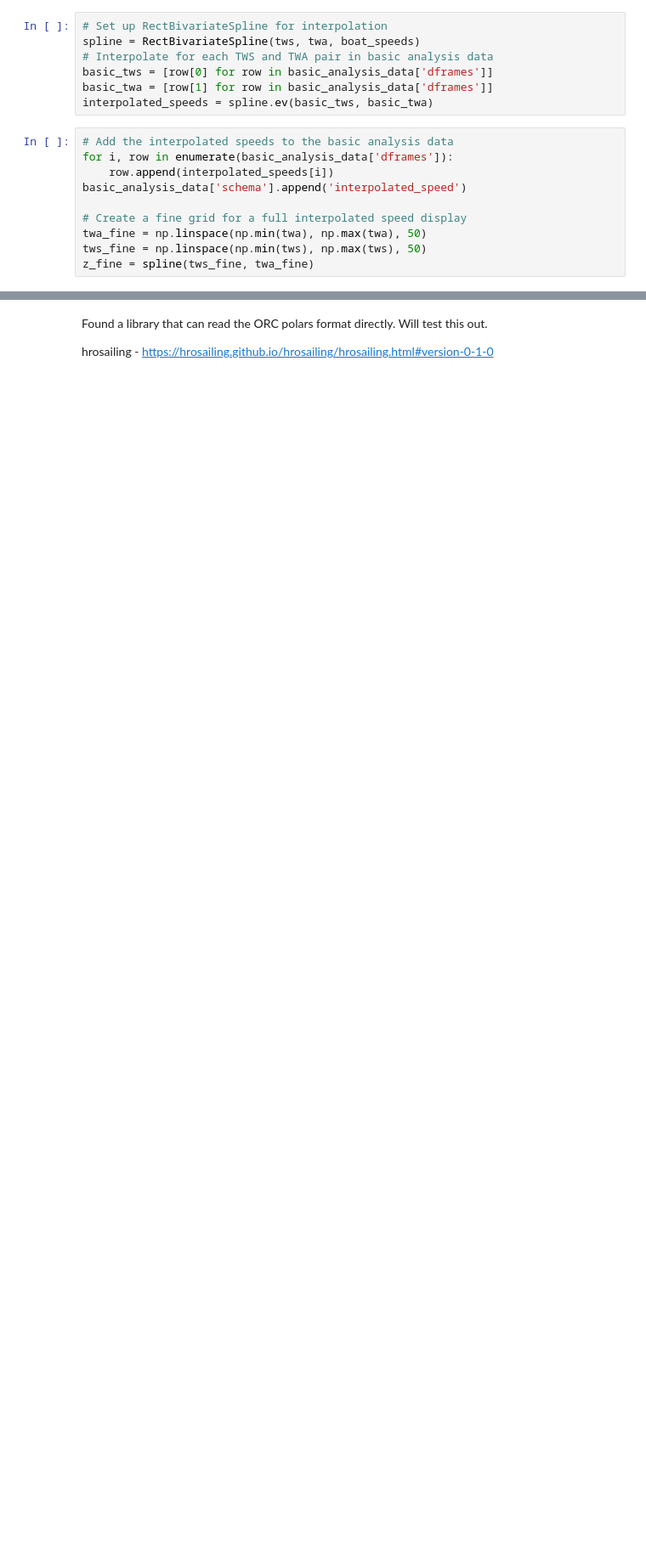
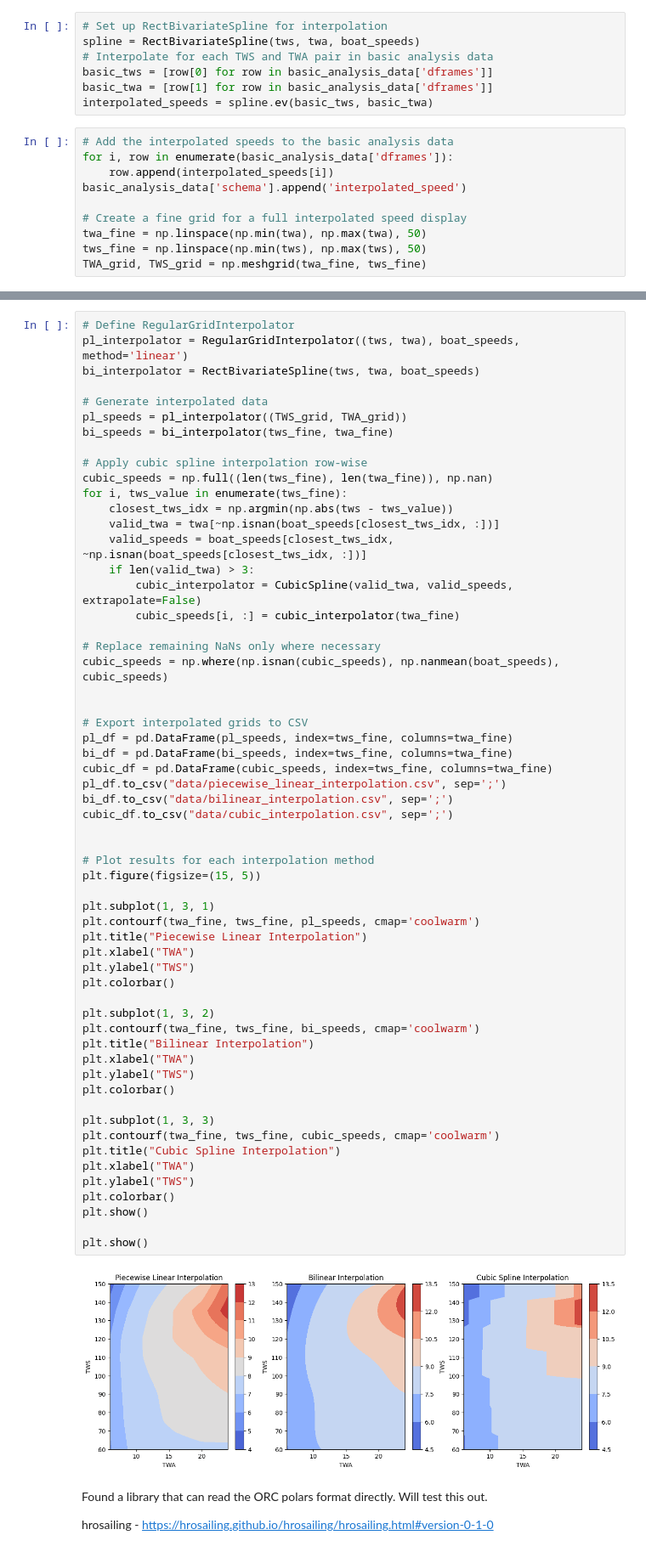
Before and after one commit to deDavil/bachelor-thesis, a Jupyter notebook: main.ipynb, the cells around one changed output, grey strips where cells are left out. Shown at 85% size. Cells and saved outputs as stored; diff of their text form; blank space fills up the shorter version.

```diff
--- a/main.ipynb
+++ b/main.ipynb
@@ -86,4 +88,4 @@ basic_analysis_data['schema'].append('interpolated_speed')
 # Create a fine grid for a full interpolated speed display
 twa_fine = np.linspace(np.min(twa), np.max(twa), 50)
 tws_fine = np.linspace(np.min(tws), np.max(tws), 50)
-z_fine = spline(tws_fine, twa_fine)
+TWA_grid, TWS_grid = np.meshgrid(twa_fine, tws_fine)
@@ -113,3 +92,63 @@ print(df_grid.round(2))
+# %%
+# Define RegularGridInterpolator
+pl_interpolator = RegularGridInterpolator((tws, twa), boat_speeds, method='linear')
+bi_interpolator = RectBivariateSpline(tws, twa, boat_speeds)
+
+# Generate interpolated data
+pl_speeds = pl_interpolator((TWS_grid, TWA_grid))
+bi_speeds = bi_interpolator(tws_fine, twa_fine)
+
+# Apply cubic spline interpolation row-wise
+cubic_speeds = np.full((len(tws_fine), len(twa_fine)), np.nan)
+for i, tws_value in enumerate(tws_fine):
+    closest_tws_idx = np.argmin(np.abs(tws - tws_value))
+    valid_twa = twa[~np.isnan(boat_speeds[closest_tws_idx, :])]
+    valid_speeds = boat_speeds[closest_tws_idx, ~np.isnan(boat_speeds[closest_tws_idx, :])]
+    if len(valid_twa) > 3:
+        cubic_interpolator = CubicSpline(valid_twa, valid_speeds, extrapolate=False)
+        cubic_speeds[i, :] = cubic_interpolator(twa_fine)
+
+# Replace remaining NaNs only where necessary
+cubic_speeds = np.where(np.isnan(cubic_speeds), np.nanmean(boat_speeds), cubic_speeds)
+
+
+# Export interpolated grids to CSV
+pl_df = pd.DataFrame(pl_speeds, index=tws_fine, columns=twa_fine)
+bi_df = pd.DataFrame(bi_speeds, index=tws_fine, columns=twa_fine)
+cubic_df = pd.DataFrame(cubic_speeds, index=tws_fine, columns=twa_fine)
+pl_df.to_csv("data/piecewise_linear_interpolation.csv", sep=';')
+bi_df.to_csv("data/bilinear_interpolation.csv", sep=';')
+cubic_df.to_csv("data/cubic_interpolation.csv", sep=';')
+
+
+# Plot results for each interpolation method
+plt.figure(figsize=(15, 5))
+
+plt.subplot(1, 3, 1)
+plt.contourf(twa_fine, tws_fine, pl_speeds, cmap='coolwarm')
+plt.title("Piecewise Linear Interpolation")
+plt.xlabel("TWA")
+plt.ylabel("TWS")
+plt.colorbar()
+
+plt.subplot(1, 3, 2)
+plt.contourf(twa_fine, tws_fine, bi_speeds, cmap='coolwarm')
+plt.title("Bilinear Interpolation")
+plt.xlabel("TWA")
+plt.ylabel("TWS")
+plt.colorbar()
+
+plt.subplot(1, 3, 3)
+plt.contourf(twa_fine, tws_fine, cubic_speeds, cmap='coolwarm')
+plt.title("Cubic Spline Interpolation")
+plt.xlabel("TWA")
+plt.ylabel("TWS")
+plt.colorbar()
+plt.show()
+
+plt.show()
+# %% [output]
+[figure, added]
 # %% [markdown]
 Found a library that can read the ORC polars format directly. Will test this out.
 
```
Also changed, not shown: parts of 9 cells of this notebook, 6 other files.
